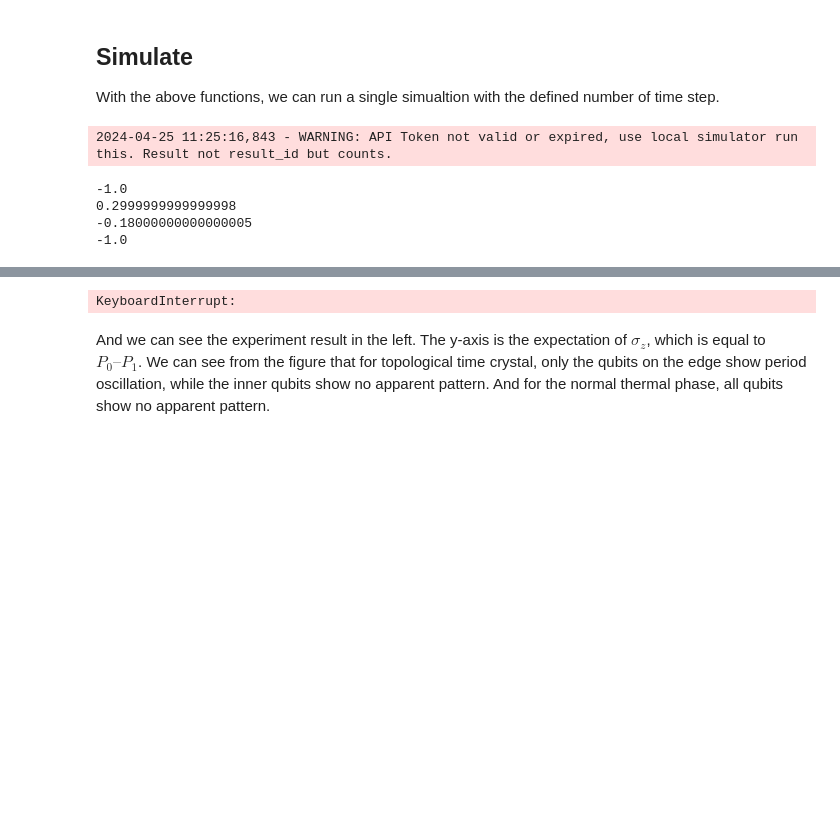
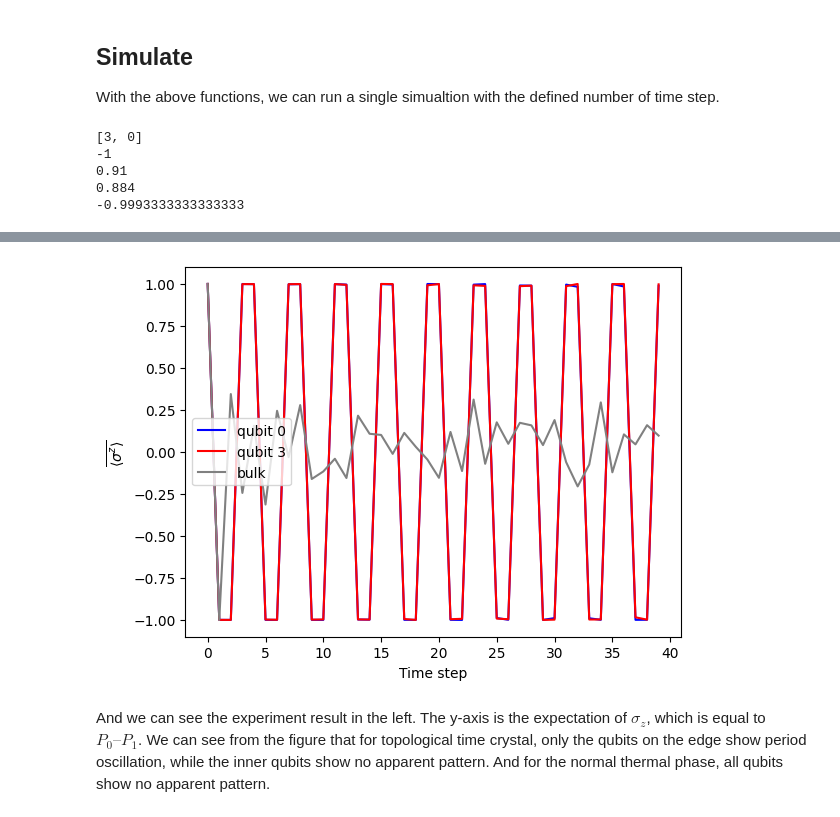
Before and after one commit to JanusQ/JanusQ, a Jupyter notebook: examples/5-2.simulate_time_crystal.ipynb, the cells around one changed output, grey strips where cells are left out. Drawn from its saved outputs; the diff is of its cells as text; code cells hidden in the pictures; blank space fills up the shorter version.

```diff
--- a/examples/5-2.simulate_time_crystal.ipynb
+++ b/examples/5-2.simulate_time_crystal.ipynb
@@ -127,7 +127,9 @@ def build_circuit(n, Jk):
     # initialize the quantum state random orthogonal state of |0> and |1>
     for i in range(0, num_qubits):
         if np.random.rand() > 0.5:
-            qc.x(i, 0)
+            qc.rx(0, i, 0)
+        else:
+            qc.rx(np.pi, i, 0)
             reversed.append(num_qubits-i-1)
 
     # build circuit
@@ -148,4 +150,8 @@ Jk = uniform.rvs(0, 2, size=num_qubits-2)
 # generate the circuit and get the reversed qubits
 qc, reversed = build_circuit(2, Jk)
 print(qc)
+
+# for i in range(20):
+#     qc, reversed, layers = build_circuit(i, Jk)
+#     print(f"the count of the {i}th layer is {layers}")
 # %% [output]
@@ -192,22 +198,22 @@ import time
 Jk = uniform.rvs(0, 2, size=num_qubits-2)
 # generate the circuit and get the reversed qubits
 qc, reversed = build_circuit(2, Jk)
-
-shots = 100
+print(reversed)
+shots = 3000
 run_type = 'simulator'
 
-result_id = submit(circuit=qc, shots=shots, run_type=run_type)
+result_id = submit(circuit=qc, label='time_crystal', shots=shots, run_type=run_type, API_TOKEN='eyJhbGciOiJIUzI1NiIsInR5cCI6IkpXVCJ9.eyJ0b2tlbl90eXBlIjoiYWNjZXNzIiwiZXhwIjoxNzE0MDU5MzE5LCJpYXQiOjE3MTQwNDg1MTksImp0aSI6IjRhNjNmYmZmOWU0YjRlNzU5YjliOGE5NTRmZmE0ZTE2IiwidXNlcl9pZCI6NjAsIm5hbWUiOiJhZG1pbkB6anUuZWR1LmNuIn0.AcR8B0UDEpvj64vw_klmKMrNCkcjSZENtVU0fCEXRaE')
 res = get_result(result_id['data']['result_id'], run_type=run_type)
 
 # calculate the expectation value
 for i in range(num_qubits):
     print(expectation_value(res, i, reversed))
 # %% [output]
-2024-04-25 11:25:16,843 - WARNING: API Token not valid or expired, use local simulator run this. Result not result_id but counts.
+[3, 0]
+-1
+0.91
+0.884
+-0.9993333333333333
--1.0
-0.2999999999999998
--0.18000000000000005
--1.0
 # %% [markdown]
 ## Draw the result
 
@@ -219,20 +225,20 @@ We can compare our result with the experiment result. For each point in the figu
 # %%
 def collect_result(num_timestep, dis_pram, run_type, shots):
     res = []
+
     # collect the result for time step from 1 to num_timestep
     for i in range(0, num_timestep):
         res0 = 0
         res_mid = 0
         res3 = 0
-        repeat_time = 20
+        repeat_time = 10
         for _ in range(repeat_time):
             # generate the parameter from uniform distribution
             Jk = uniform.rvs(0, dis_pram, size=num_qubits-2)
             qc, reversed = build_circuit(i, Jk)
-            print(qc)
-            # result_id = submit(circuit=qc, shots=shots, run_type=run_type)
-            # result = get_result(result_id['data']['result_id'], run_type=run_type)
-            # res_0 = expectation_value(result, 0, reversed)
+            result_id = submit(circuit=qc, label='time_crystal', shots=shots, run_type=run_type, API_TOKEN='eyJhbGciOiJIUzI1NiIsInR5cCI6IkpXVCJ9.eyJ0b2tlbl90eXBlIjoiYWNjZXNzIiwiZXhwIjoxNzE0MDU5MzE5LCJpYXQiOjE3MTQwNDg1MTksImp0aSI6IjRhNjNmYmZmOWU0YjRlNzU5YjliOGE5NTRmZmE0ZTE2IiwidXNlcl9pZCI6NjAsIm5hbWUiOiJhZG1pbkB6anUuZWR1LmNuIn0.AcR8B0UDEpvj64vw_klmKMrNCkcjSZENtVU0fCEXRaE')
+            result = get_result(result_id['data']['result_id'], run_type=run_type)
+            res_0 = expectation_value(result, 0, reversed)
             mid = 0
             for j in range(1, num_qubits-1):
                 mid += expectation_value(result, j, reversed)
@@ -248,7 +254,7 @@ def collect_result(num_timestep, dis_pram, run_type, shots):
 # %%
 import matplotlib.pyplot as plt
 
-res = collect_result(20, dis_pram=2, run_type='simulator', shots=100)
+res = collect_result(40, dis_pram=2, run_type='simulator', shots=3000)
 res_t = list(map(list, zip(*res)))
 
 # plot the result
@@ -281,4 +270,4 @@ plt.show()
-KeyboardInterrupt:
+[figure, added]
 # %% [markdown]
 And we can see the experiment result in the left. The y-axis is the expectation of $\sigma_z$, which is equal to $P_0 – P_1$. We can see from the figure that for topological time crystal, only the qubits on the edge show period oscillation, while the inner qubits show no apparent pattern. And for the normal thermal phase, all qubits show no apparent pattern.
 # %% [markdown]
```
Also changed, not shown: parts of 6 cells of this notebook.
